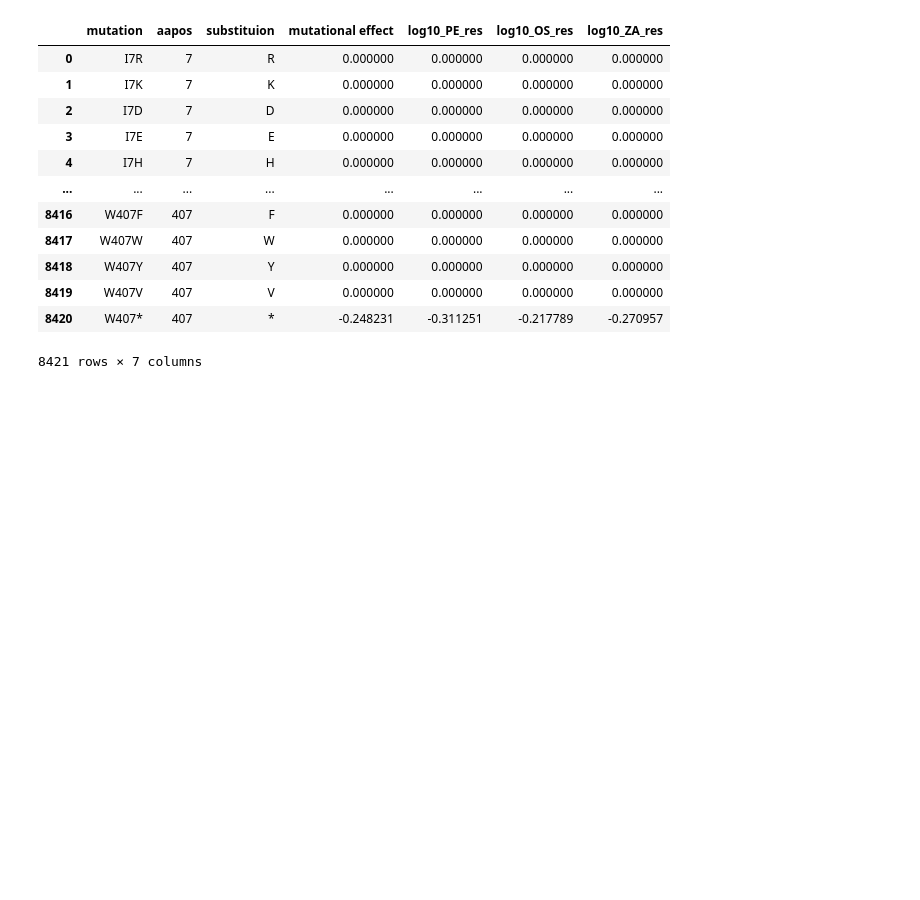
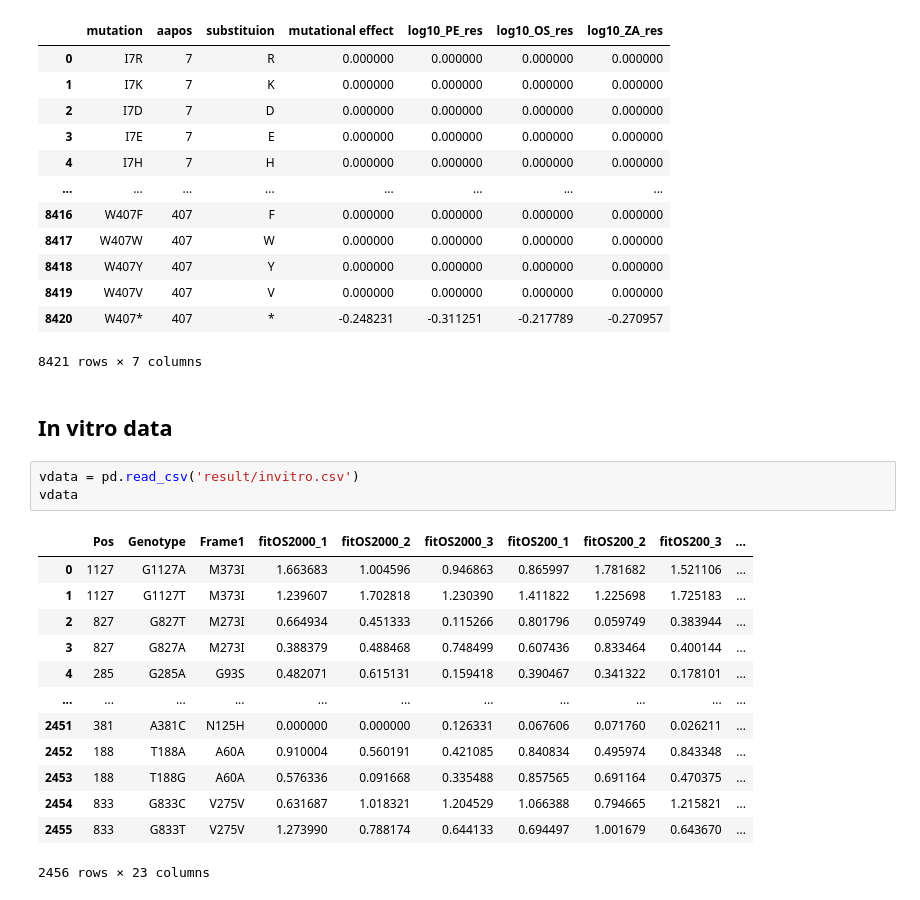
Before and after one commit to Tian-hao/flu_NA, a Jupyter notebook: NA_NOA.ipynb, the cells around one changed output. Drawn from its saved outputs; the diff is of its cells as text; blank space fills up the shorter version.

```diff
--- a/NA_NOA.ipynb
+++ b/NA_NOA.ipynb
@@ -538,3 +538,22 @@ sdata
 | 8419 | W407V | 407 | V | 0.000000 | 0.000000 | 0.000000 | 0.000000 |
 | 8420 | W407* | 407 | * | -0.248231 | -0.311251 | -0.217789 | -0.270957 |
 8421 rows × 7 columns
+# %% [markdown]
+## In vitro data
+# %%
+vdata = pd.read_csv('result/invitro.csv')
+vdata
+# %% [output]
+|  | Pos | Genotype | Frame1 | fitOS2000_1 | fitOS2000_2 | fitOS2000_3 | fitOS200_1 | fitOS200_2 | fitOS200_3 | ... |
+| 0 | 1127 | G1127A | M373I | 1.663683 | 1.004596 | 0.946863 | 0.865997 | 1.781682 | 1.521106 | ... |
+| 1 | 1127 | G1127T | M373I | 1.239607 | 1.702818 | 1.230390 | 1.411822 | 1.225698 | 1.725183 | ... |
+| 2 | 827 | G827T | M273I | 0.664934 | 0.451333 | 0.115266 | 0.801796 | 0.059749 | 0.383944 | ... |
+| 3 | 827 | G827A | M273I | 0.388379 | 0.488468 | 0.748499 | 0.607436 | 0.833464 | 0.400144 | ... |
+| 4 | 285 | G285A | G93S | 0.482071 | 0.615131 | 0.159418 | 0.390467 | 0.341322 | 0.178101 | ... |
+| ... | ... | ... | ... | ... | ... | ... | ... | ... | ... | ... |
+| 2451 | 381 | A381C | N125H | 0.000000 | 0.000000 | 0.126331 | 0.067606 | 0.071760 | 0.026211 | ... |
+| 2452 | 188 | T188A | A60A | 0.910004 | 0.560191 | 0.421085 | 0.840834 | 0.495974 | 0.843348 | ... |
+| 2453 | 188 | T188G | A60A | 0.576336 | 0.091668 | 0.335488 | 0.857565 | 0.691164 | 0.470375 | ... |
+| 2454 | 833 | G833C | V275V | 0.631687 | 1.018321 | 1.204529 | 1.066388 | 0.794665 | 1.215821 | ... |
+| 2455 | 833 | G833T | V275V | 1.273990 | 0.788174 | 0.644133 | 0.694497 | 1.001679 | 0.643670 | ... |
+2456 rows × 23 columns
```
Also changed, not shown: parts of 1 cell of this notebook.
